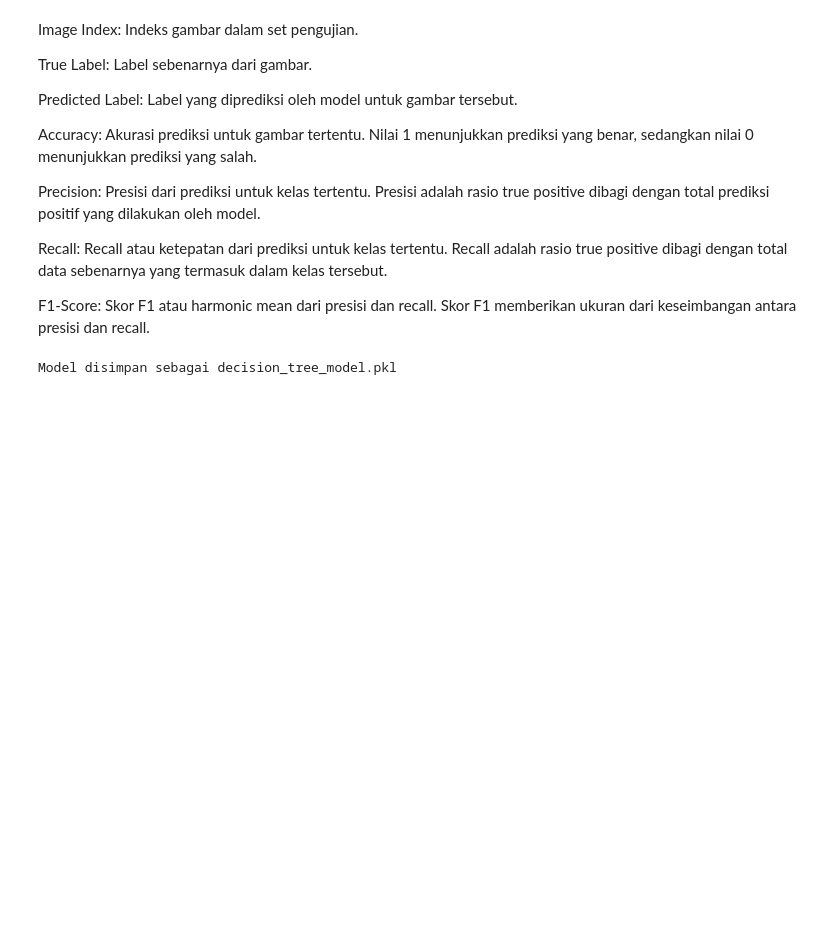
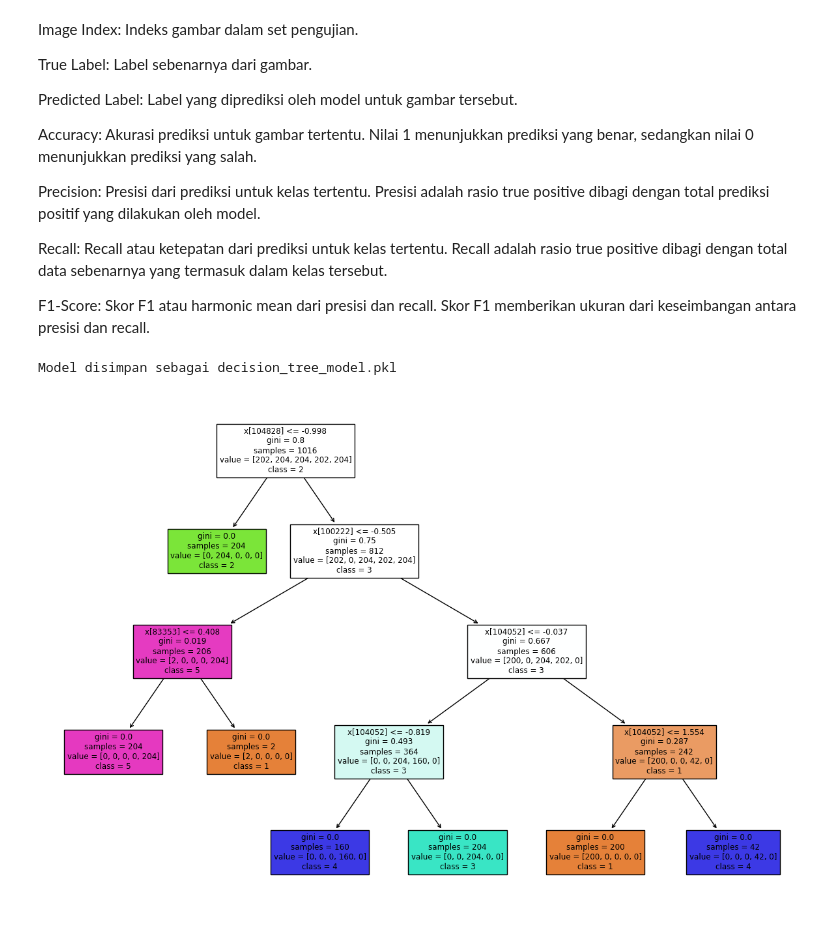
Before and after one commit to mprksa/kubus5, a Jupyter notebook: DT.ipynb, the cells around one changed output. Saved outputs shown, nothing was run; the diff lists cells and outputs as text; code cells hidden in the pictures; blank space fills up the shorter version.

```diff
--- a/DT.ipynb
+++ b/DT.ipynb
@@ -310,3 +310,15 @@ with open(model_filename, 'wb') as model_file:
 print(f"Model disimpan sebagai {model_filename}")
 # %% [output]
 Model disimpan sebagai decision_tree_model.pkl
+# %%
+from sklearn import tree
+import matplotlib.pyplot as plt
+
+class_names = ['1', '2', '3', '4', '5']  # Replace with your actual class names
+
+# Display the decision tree
+plt.figure(figsize=(15, 10))  # Adjust figure size as needed
+tree.plot_tree(dt, filled=True, class_names=class_names)
+plt.show()
+# %% [output]
+[figure, added]
```
Also changed, not shown: parts of 1 cell of this notebook.
